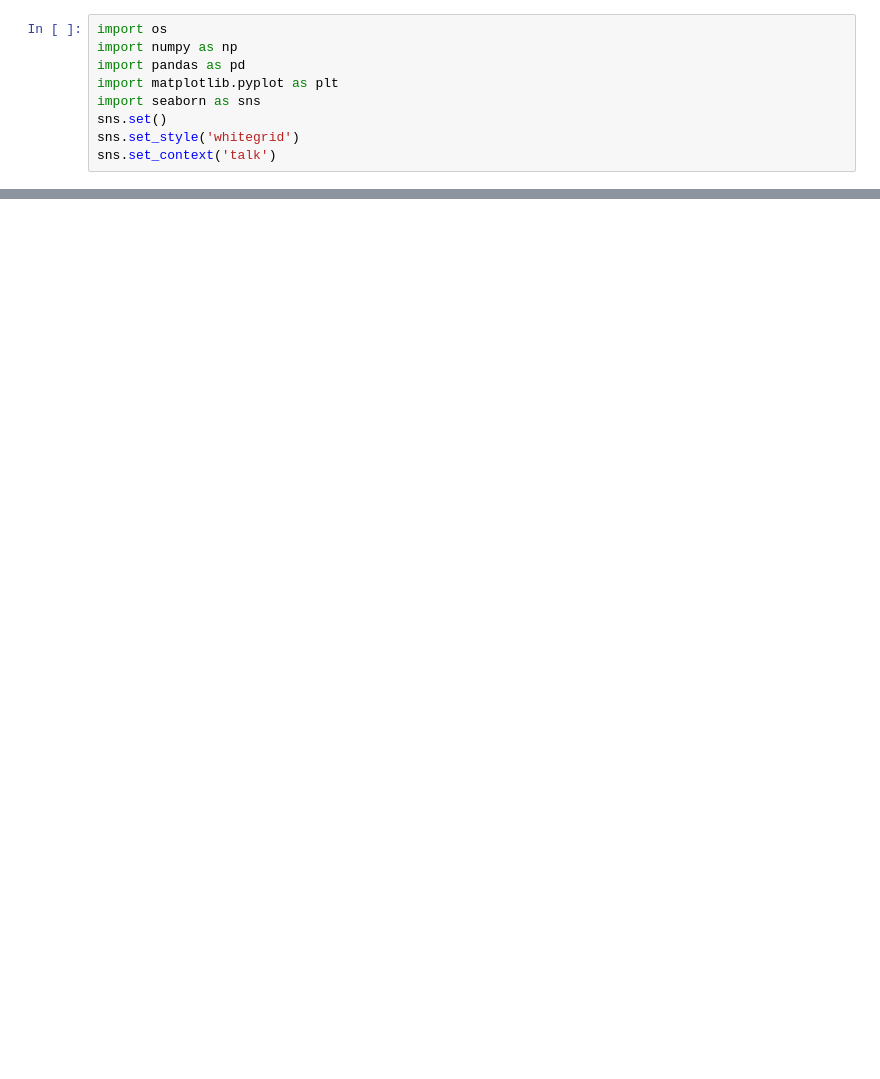
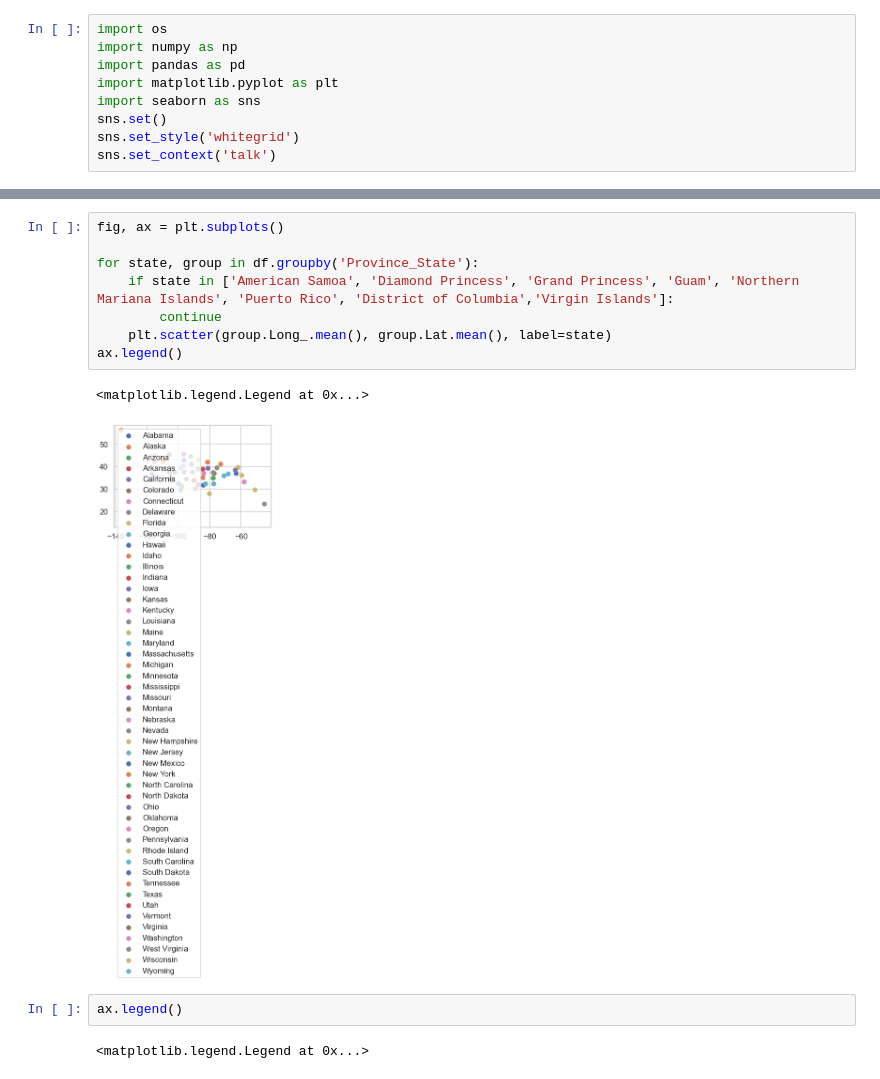
Before and after one commit to nateharms/COVID-19, a Jupyter notebook: notebooks/rates-and-infections.ipynb, the cells around one changed output, grey strips where cells are left out. Saved outputs shown, nothing was run; the diff lists cells and outputs as text; blank space fills up the shorter version.

```diff
--- a/notebooks/rates-and-infections.ipynb
+++ b/notebooks/rates-and-infections.ipynb
@@ -130,0 +123,15 @@ dtype: float64
+# %%
+fig, ax = plt.subplots()
+
+for state, group in df.groupby('Province_State'):
+    if state in ['American Samoa', 'Diamond Princess', 'Grand Princess', 'Guam', 'Northern Mariana Islands', 'Puerto Rico', 'District of Columbia','Virgin Islands']:
+        continue
+    plt.scatter(group.Long_.mean(), group.Lat.mean(), label=state)
+ax.legend()
+# %% [output]
+<matplotlib.legend.Legend at 0x...>
+[figure, added]
+# %%
+ax.legend()
+# %% [output]
+<matplotlib.legend.Legend at 0x...>
```
Also changed, not shown: parts of 10 cells of this notebook, 5 other files.
